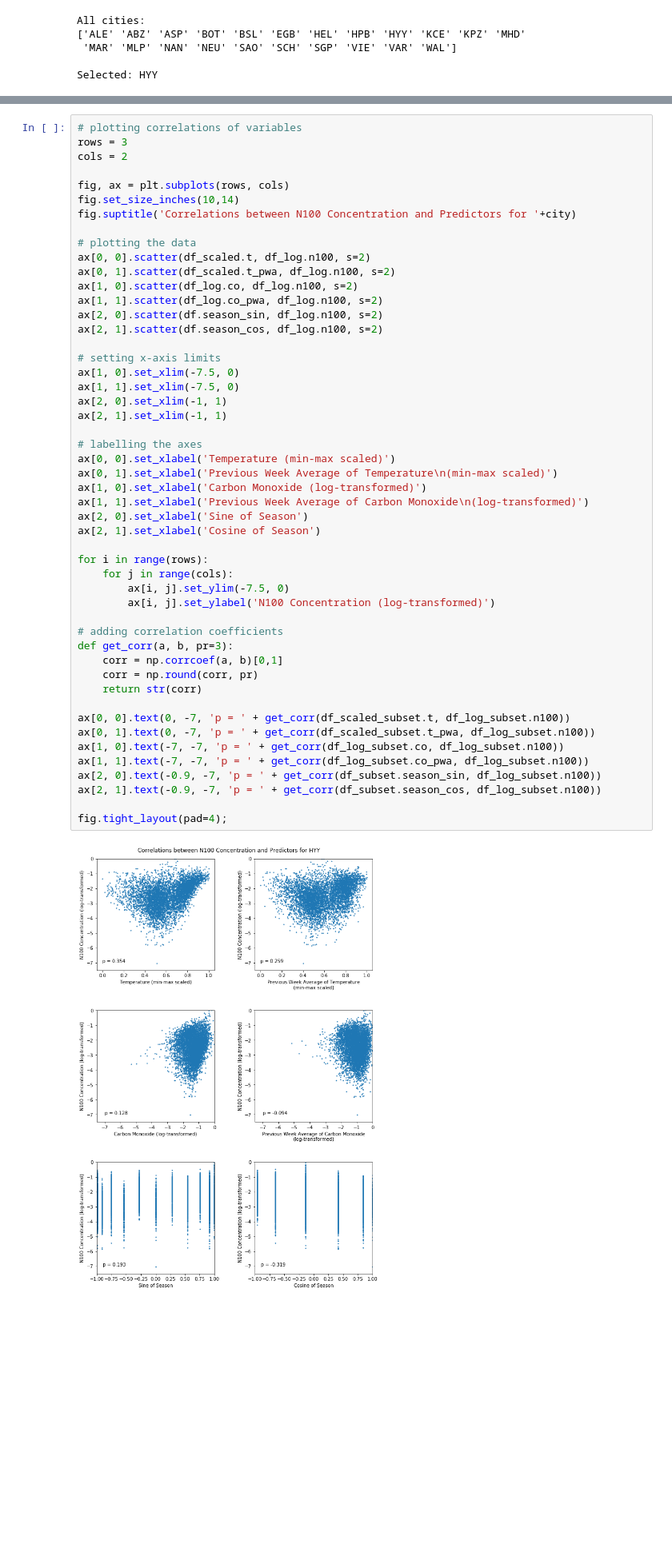
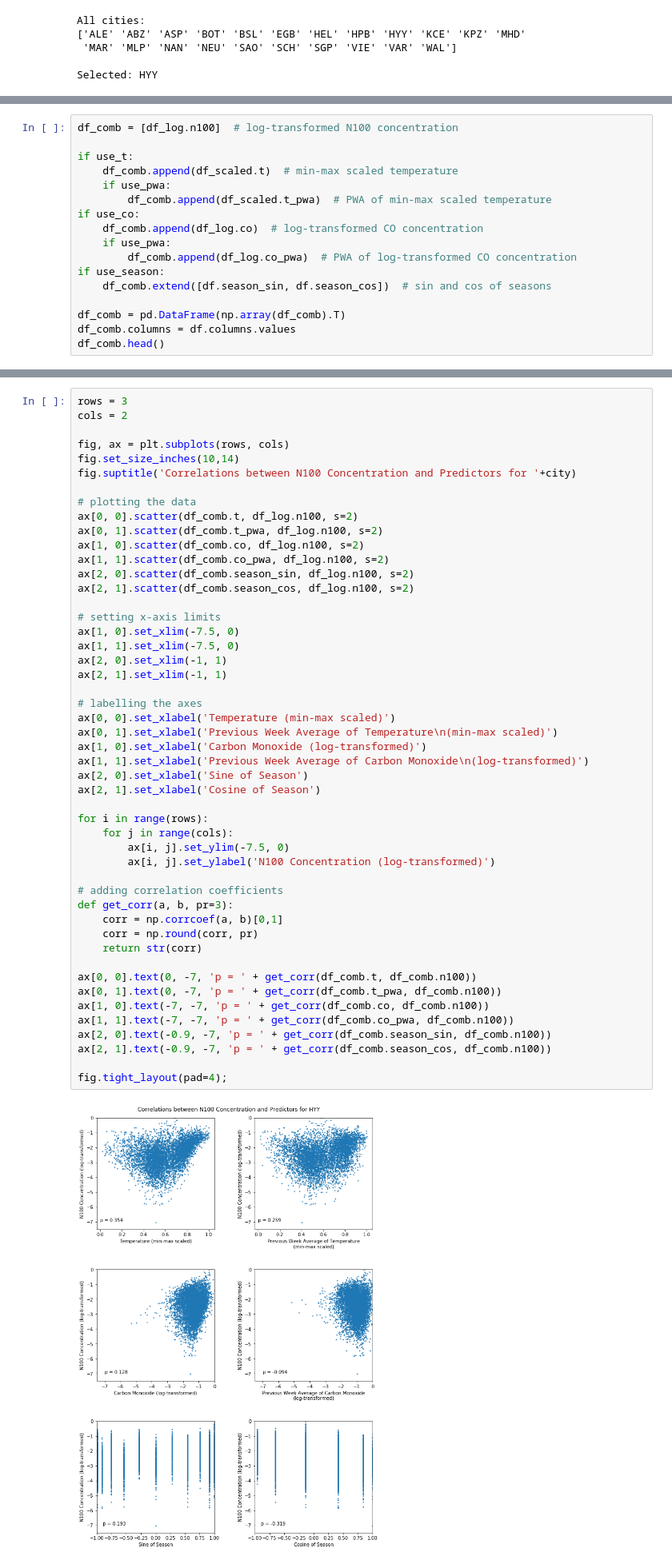
Before and after one commit to ellarauth/aerosol-modeling, a Jupyter notebook: notebooks/explore.ipynb, the cells around one changed output, grey strips where cells are left out. Shown at 80% size. Cells and saved outputs as stored; diff of their text form; blank space fills up the shorter version.

```diff
--- a/notebooks/explore.ipynb
+++ b/notebooks/explore.ipynb
@@ -235,0 +238,17 @@ Number of removed rows: 5
+# %%
+df_comb = [df_log.n100]  # log-transformed N100 concentration
+
+if use_t:
+    df_comb.append(df_scaled.t)  # min-max scaled temperature
+    if use_pwa:
+        df_comb.append(df_scaled.t_pwa)  # PWA of min-max scaled temperature
+if use_co:
+    df_comb.append(df_log.co)  # log-transformed CO concentration
+    if use_pwa:
+        df_comb.append(df_log.co_pwa)  # PWA of log-transformed CO concentration
+if use_season:
+    df_comb.extend([df.season_sin, df.season_cos])  # sin and cos of seasons
+
+df_comb = pd.DataFrame(np.array(df_comb).T)
+df_comb.columns = df.columns.values
+df_comb.head()
@@ -298,5 +325,4 @@ fig.suptitle('Data for '+city);
 # %%
-# plotting correlations of variables
 rows = 3
 cols = 2
 
@@ -305,46 +331,46 @@ fig.set_size_inches(10,14)
 fig.suptitle('Correlations between N100 Concentration and Predictors for '+city)
 
 # plotting the data
-ax[0, 0].scatter(df_scaled.t, df_log.n100, s=2)
-ax[0, 1].scatter(df_scaled.t_pwa, df_log.n100, s=2)
-ax[1, 0].scatter(df_log.co, df_log.n100, s=2)
-ax[1, 1].scatter(df_log.co_pwa, df_log.n100, s=2)
-ax[2, 0].scatter(df.season_sin, df_log.n100, s=2)
-ax[2, 1].scatter(df.season_cos, df_log.n100, s=2)
+ax[0, 0].scatter(df_comb.t, df_log.n100, s=2)
+ax[0, 1].scatter(df_comb.t_pwa, df_log.n100, s=2)
+ax[1, 0].scatter(df_comb.co, df_log.n100, s=2)
+ax[1, 1].scatter(df_comb.co_pwa, df_log.n100, s=2)
+ax[2, 0].scatter(df_comb.season_sin, df_log.n100, s=2)
+ax[2, 1].scatter(df_comb.season_cos, df_log.n100, s=2)
 
 # setting x-axis limits
 ax[1, 0].set_xlim(-7.5, 0)
 ax[1, 1].set_xlim(-7.5, 0)
 ax[2, 0].set_xlim(-1, 1)
 ax[2, 1].set_xlim(-1, 1)
 
 # labelling the axes
 ax[0, 0].set_xlabel('Temperature (min-max scaled)')
 ax[0, 1].set_xlabel('Previous Week Average of Temperature\n(min-max scaled)')
 ax[1, 0].set_xlabel('Carbon Monoxide (log-transformed)')
 ax[1, 1].set_xlabel('Previous Week Average of Carbon Monoxide\n(log-transformed)')
 ax[2, 0].set_xlabel('Sine of Season')
 ax[2, 1].set_xlabel('Cosine of Season')
 
 for i in range(rows):
     for j in range(cols):
         ax[i, j].set_ylim(-7.5, 0)
         ax[i, j].set_ylabel('N100 Concentration (log-transformed)')
 
 # adding correlation coefficients
 def get_corr(a, b, pr=3):
     corr = np.corrcoef(a, b)[0,1]
     corr = np.round(corr, pr)
     return str(corr)
 
-ax[0, 0].text(0, -7, 'p = ' + get_corr(df_scaled_subset.t, df_log_subset.n100))
-ax[0, 1].text(0, -7, 'p = ' + get_corr(df_scaled_subset.t_pwa, df_log_subset.n100))
-ax[1, 0].text(-7, -7, 'p = ' + get_corr(df_log_subset.co, df_log_subset.n100))
-ax[1, 1].text(-7, -7, 'p = ' + get_corr(df_log_subset.co_pwa, df_log_subset.n100))
-ax[2, 0].text(-0.9, -7, 'p = ' + get_corr(df_subset.season_sin, df_log_subset.n100))
-ax[2, 1].text(-0.9, -7, 'p = ' + get_corr(df_subset.season_cos, df_log_subset.n100))
+ax[0, 0].text(0, -7, 'p = ' + get_corr(df_comb.t, df_comb.n100))
+ax[0, 1].text(0, -7, 'p = ' + get_corr(df_comb.t_pwa, df_comb.n100))
+ax[1, 0].text(-7, -7, 'p = ' + get_corr(df_comb.co, df_comb.n100))
+ax[1, 1].text(-7, -7, 'p = ' + get_corr(df_comb.co_pwa, df_comb.n100))
+ax[2, 0].text(-0.9, -7, 'p = ' + get_corr(df_comb.season_sin, df_comb.n100))
+ax[2, 1].text(-0.9, -7, 'p = ' + get_corr(df_comb.season_cos, df_comb.n100))
 
 fig.tight_layout(pad=4);
 # %% [output]
-[figure, old version]
+[figure, new version]
 # %% [markdown]
```
Also changed, not shown: parts of 27 cells of this notebook.
